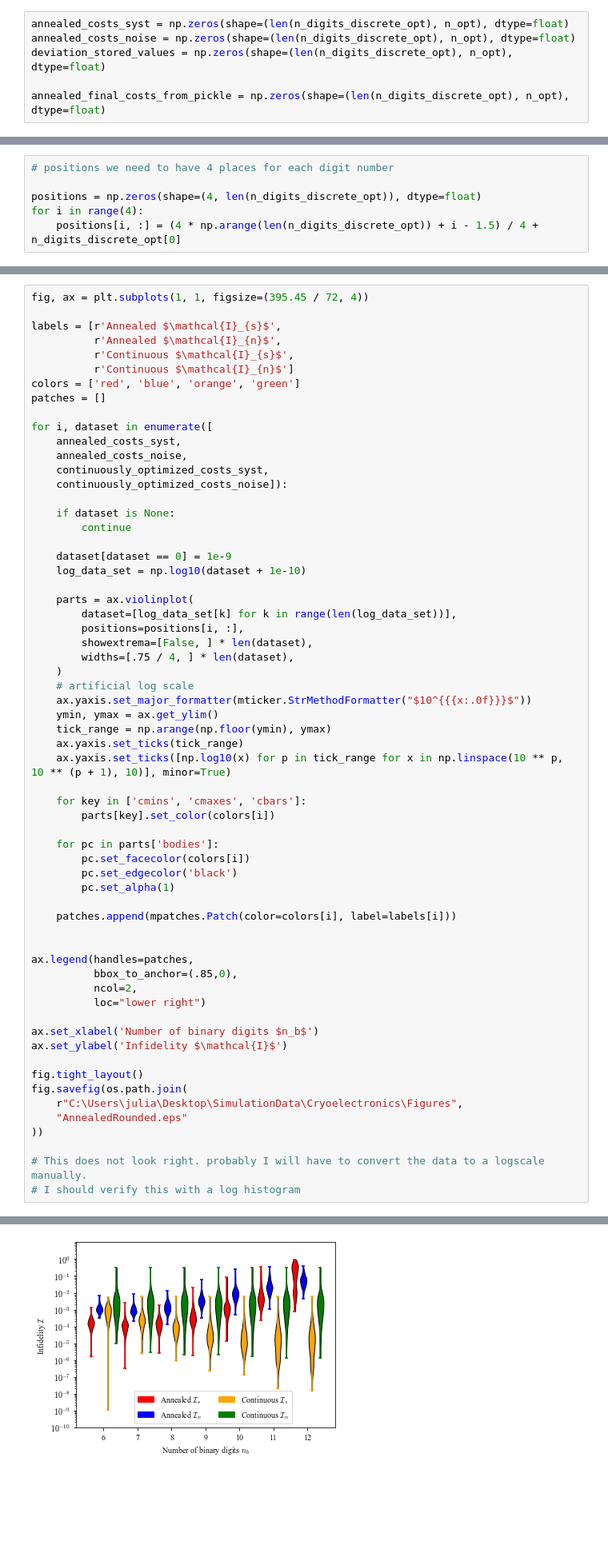
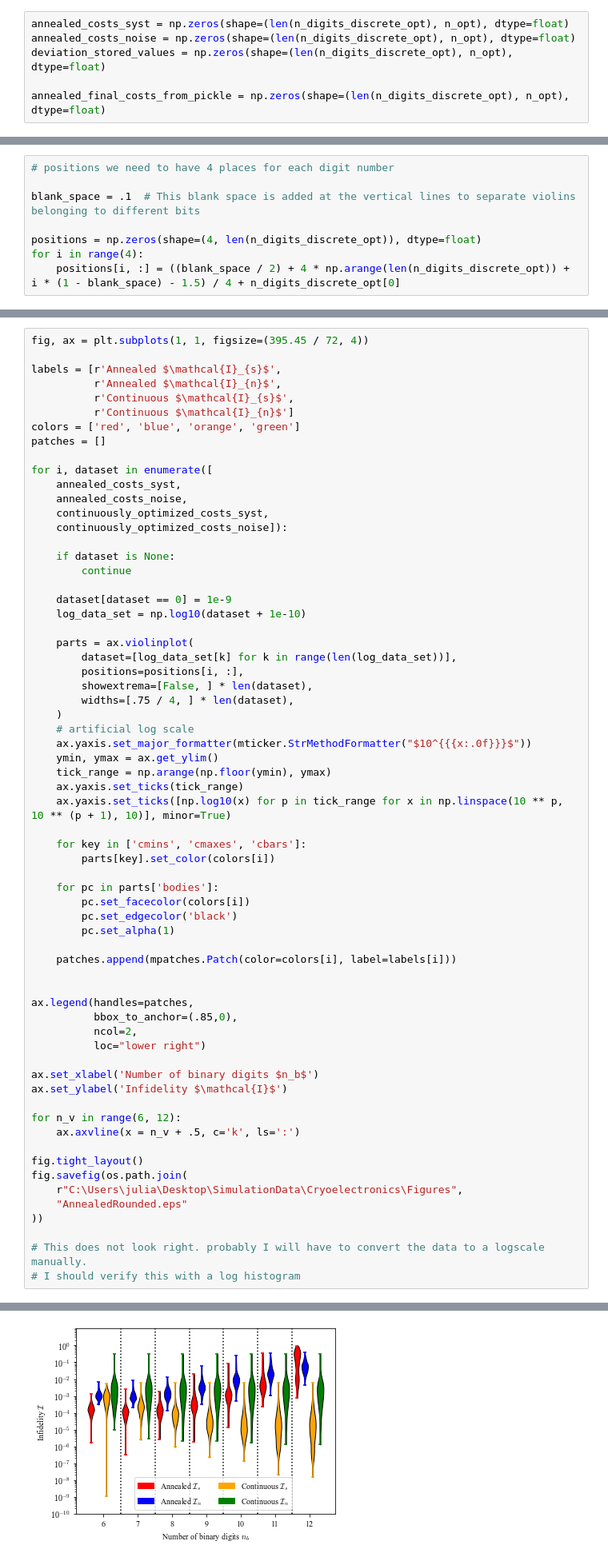
Before and after one commit to qutech/qopt-applications, a Jupyter notebook: Cryoelectronics/analyse_1.ipynb, the cells around one changed output, grey strips where cells are left out. Shown at 80% size. Drawn from its saved outputs; the diff is of its cells as text; blank space fills up the shorter version.

Commit message:
add vertical lines to the plot

```diff
--- a/Cryoelectronics/analyse_1.ipynb
+++ b/Cryoelectronics/analyse_1.ipynb
@@ -85,6 +101,8 @@ for file_name, data in zip(file_names, [continuously_optimized_costs_syst, conti
 # %%
 # positions we need to have 4 places for each digit number
 
+blank_space = .1  # This blank space is added at the vertical lines to separate violins belonging to different bits
+
 positions = np.zeros(shape=(4, len(n_digits_discrete_opt)), dtype=float)
 for i in range(4):
-    positions[i, :] = (4 * np.arange(len(n_digits_discrete_opt)) + i - 1.5) / 4 + n_digits_discrete_opt[0]
+    positions[i, :] = ((blank_space / 2) + 4 * np.arange(len(n_digits_discrete_opt)) + i * (1 - blank_space) - 1.5) / 4 + n_digits_discrete_opt[0]
@@ -125,31 +147,34 @@ for i, dataset in enumerate([
 
     for key in ['cmins', 'cmaxes', 'cbars']:
         parts[key].set_color(colors[i])
 
     for pc in parts['bodies']:
         pc.set_facecolor(colors[i])
         pc.set_edgecolor('black')
         pc.set_alpha(1)
 
     patches.append(mpatches.Patch(color=colors[i], label=labels[i]))
 
 
 ax.legend(handles=patches,
           bbox_to_anchor=(.85,0),
           ncol=2,
           loc="lower right")
 
 ax.set_xlabel('Number of binary digits $n_b$')
 ax.set_ylabel('Infidelity $\mathcal{I}$')
 
+for n_v in range(6, 12):
+    ax.axvline(x = n_v + .5, c='k', ls=':')
+
 fig.tight_layout()
 fig.savefig(os.path.join(
     r"C:\Users\julia\Desktop\SimulationData\Cryoelectronics\Figures",
     "AnnealedRounded.eps"
 ))
 
 # This does not look right. probably I will have to convert the data to a logscale manually.
 # I should verify this with a log histogram
 # %% [output]
 WARNING:matplotlib.backends.backend_ps:The PostScript backend does not support transparency; partially transparent artists will be rendered opaque.
-[figure, old version]
+[figure, new version]
```
Also changed, not shown: parts of 6 cells of this notebook.
